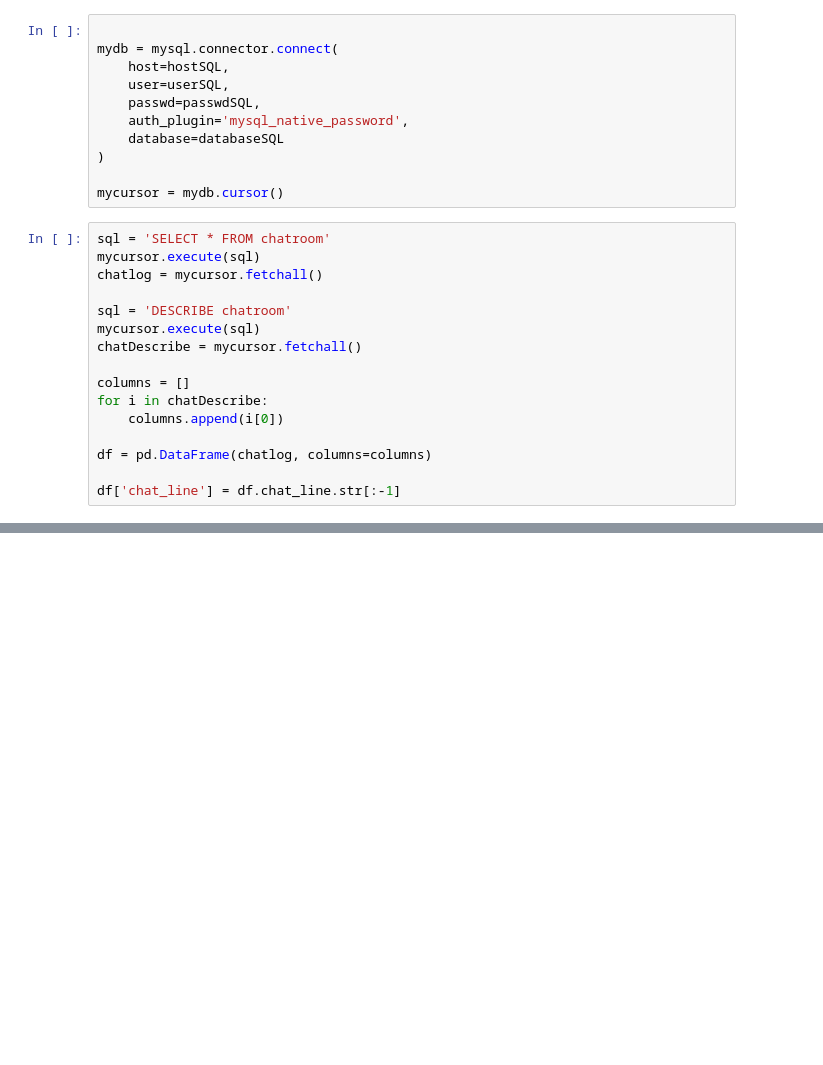
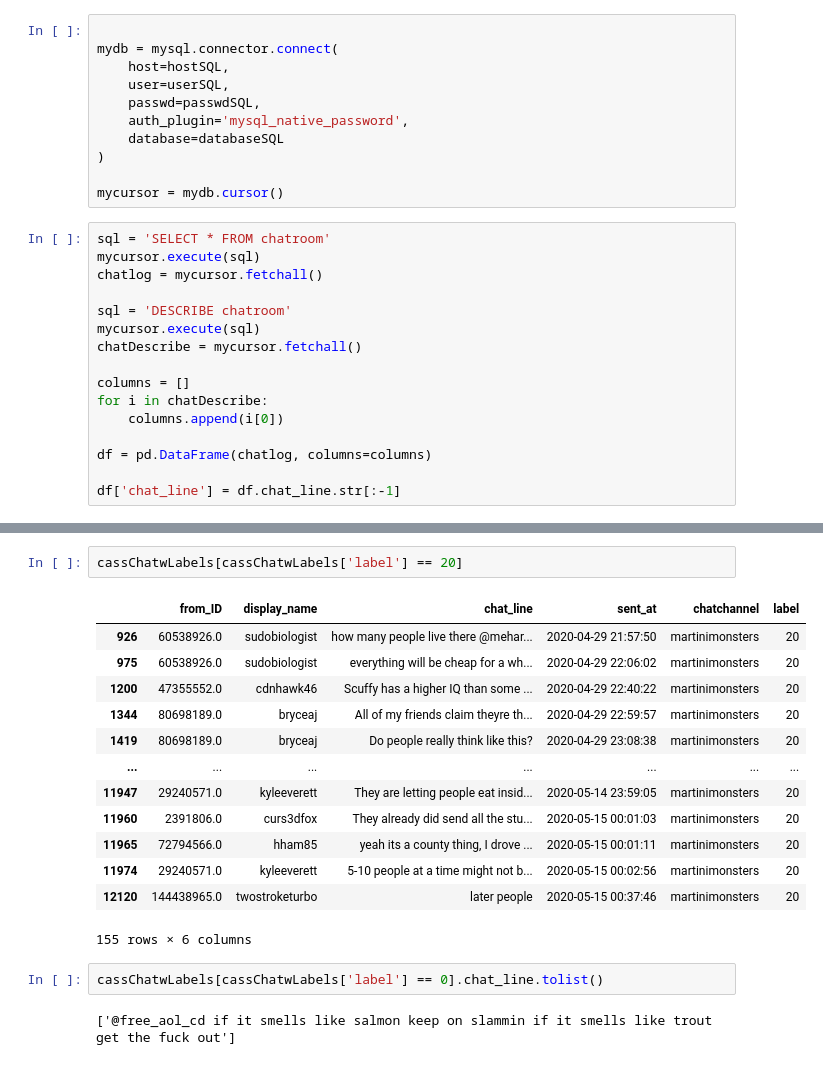
Before and after one commit to UBERCRUZER/twitch-chatbot, a Jupyter notebook: chatExplore.ipynb, the cells around one changed output, grey strips where cells are left out. Drawn from its saved outputs; the diff is of its cells as text; blank space fills up the shorter version.

```diff
--- a/chatExplore.ipynb
+++ b/chatExplore.ipynb
@@ -127,0 +199,20 @@ df[df['chatchannel']== 'benrice_plgandalf']
+# %%
+cassChatwLabels[cassChatwLabels['label'] == 20]
+# %% [output]
+|  | from_ID | display_name | chat_line | sent_at | chatchannel | label |
+| 926 | 60538926.0 | sudobiologist | how many people live there @mehar... | 2020-04-29 21:57:50 | martinimonsters | 20 |
+| 975 | 60538926.0 | sudobiologist | everything will be cheap for a wh... | 2020-04-29 22:06:02 | martinimonsters | 20 |
+| 1200 | 47355552.0 | cdnhawk46 | Scuffy has a higher IQ than some ... | 2020-04-29 22:40:22 | martinimonsters | 20 |
+| 1344 | 80698189.0 | bryceaj | All of my friends claim theyre th... | 2020-04-29 22:59:57 | martinimonsters | 20 |
+| 1419 | 80698189.0 | bryceaj | Do people really think like this? | 2020-04-29 23:08:38 | martinimonsters | 20 |
+| ... | ... | ... | ... | ... | ... | ... |
+| 11947 | 29240571.0 | kyleeverett | They are letting people eat insid... | 2020-05-14 23:59:05 | martinimonsters | 20 |
+| 11960 | 2391806.0 | curs3dfox | They already did send all the stu... | 2020-05-15 00:01:03 | martinimonsters | 20 |
+| 11965 | 72794566.0 | hham85 | yeah its a county thing, I drove ... | 2020-05-15 00:01:11 | martinimonsters | 20 |
+| 11974 | 29240571.0 | kyleeverett | 5-10 people at a time might not b... | 2020-05-15 00:02:56 | martinimonsters | 20 |
+| 12120 | 144438965.0 | twostroketurbo | later people | 2020-05-15 00:37:46 | martinimonsters | 20 |
+155 rows × 6 columns
+# %%
+cassChatwLabels[cassChatwLabels['label'] == 0].chat_line.tolist()
+# %% [output]
+['@free_aol_cd if it smells like salmon keep on slammin if it smells like trout get the fuck out']
```
Also changed, not shown: parts of 7 cells of this notebook.
